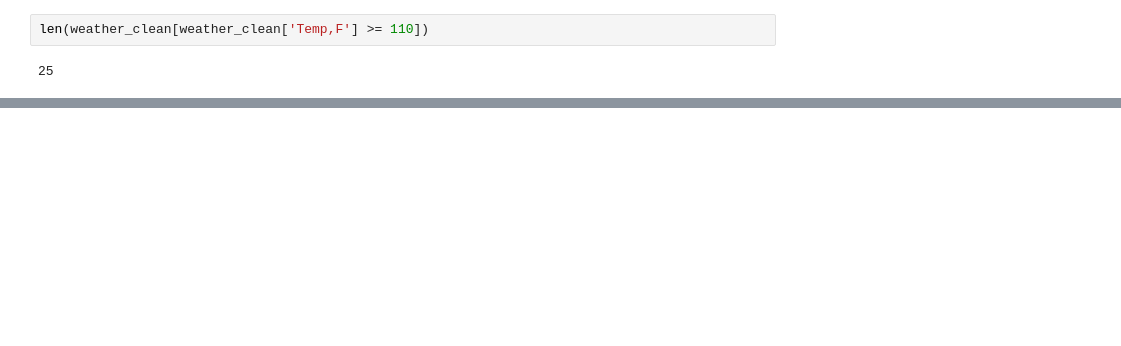
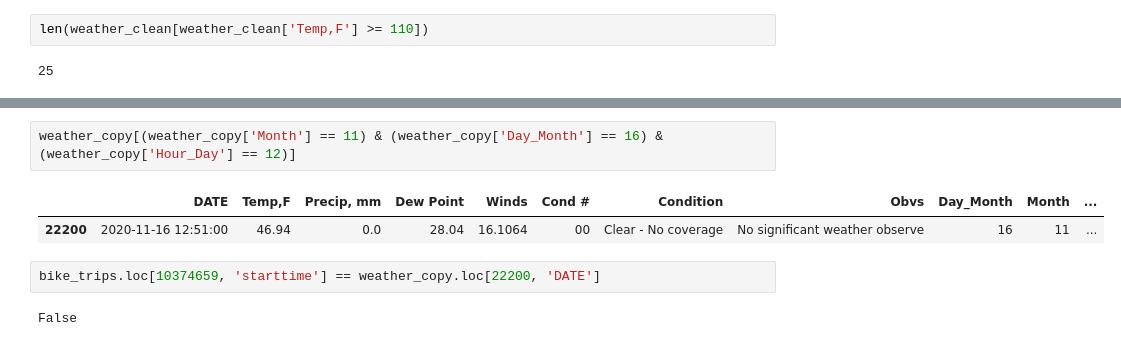
Before and after one commit to leckieje/fair_weather_cyclists, a Jupyter notebook: bike_weather_20.ipynb, the cells around one changed output, grey strips where cells are left out. Cells and saved outputs as stored; diff of their text form; blank space fills up the shorter version.

```diff
--- a/bike_weather_20.ipynb
+++ b/bike_weather_20.ipynb
@@ -497,0 +583,9 @@ weather_clean[weather_clean['Temp,F'] >= 110]
+# %%
+weather_copy[(weather_copy['Month'] == 11) & (weather_copy['Day_Month'] == 16) & (weather_copy['Hour_Day'] == 12)]
+# %% [output]
+|  | DATE | Temp,F | Precip, mm | Dew Point | Winds | Cond # | Condition | Obvs | Day_Month | Month | ... |
+| 22200 | 2020-11-16 12:51:00 | 46.94 | 0.0 | 28.04 | 16.1064 | 00 | Clear - No coverage | No significant weather observe | 16 | 11 | ... |
+# %%
+bike_trips.loc[10374659, 'starttime'] == weather_copy.loc[22200, 'DATE']
+# %% [output]
+False
```
Also changed, not shown: parts of 18 cells of this notebook.
